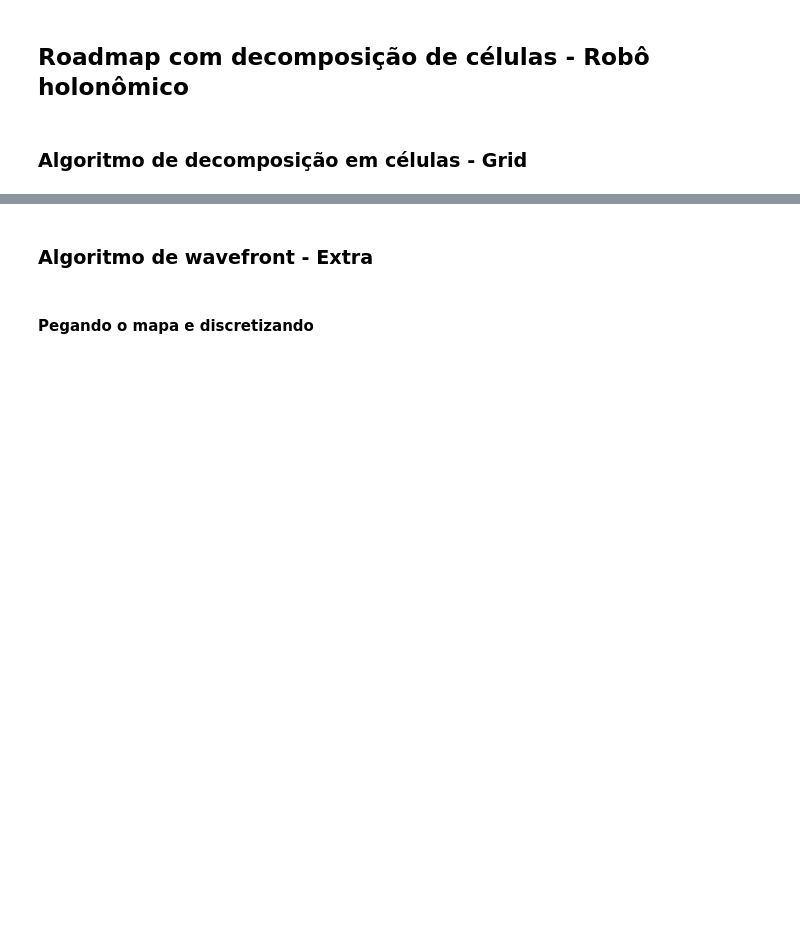
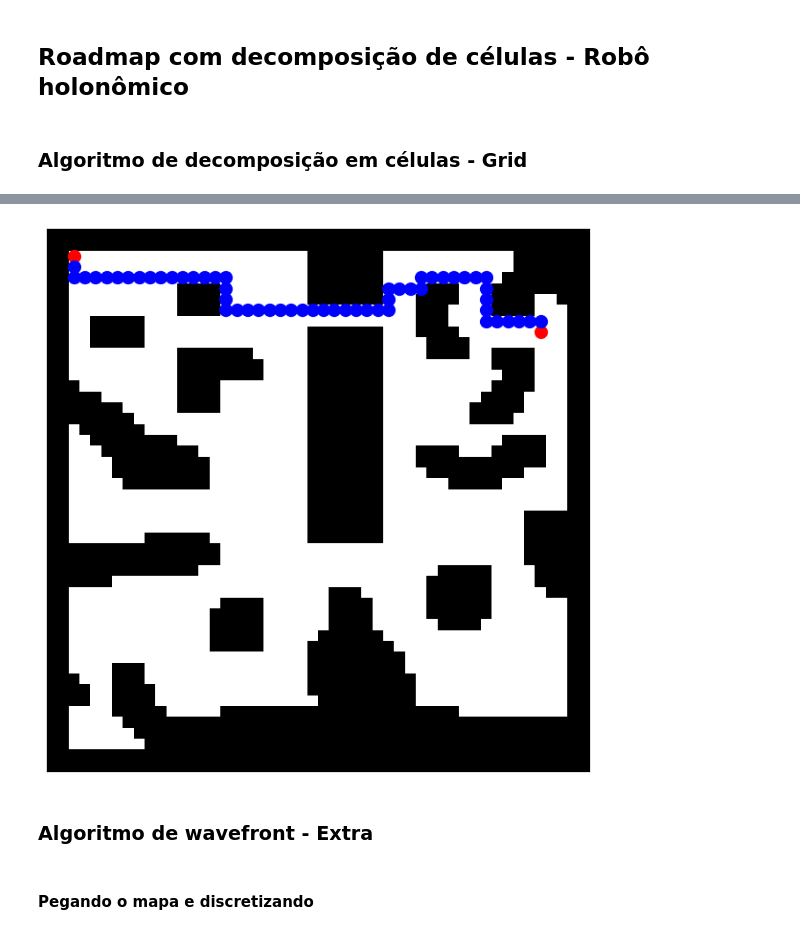
Before and after one commit to caiotcunha/TP2robotica, a Jupyter notebook: TP2.ipynb, the cells around one changed output, grey strips where cells are left out. Drawn from its saved outputs; the diff is of its cells as text; code cells hidden in the pictures; blank space fills up the shorter version.

```diff
--- a/TP2.ipynb
+++ b/TP2.ipynb
@@ -565,0 +590,8 @@ time.sleep(3)
+# %%
+# Mapa
+start_node =  (2, 2)
+end_node = (9, 45)
+
+path = findAndPlotPath(start_node, end_node, graph, map_dims, grid, pos)
+# %% [output]
+[figure, added]
```
Also changed, not shown: parts of 20 cells of this notebook, 2 other files.
